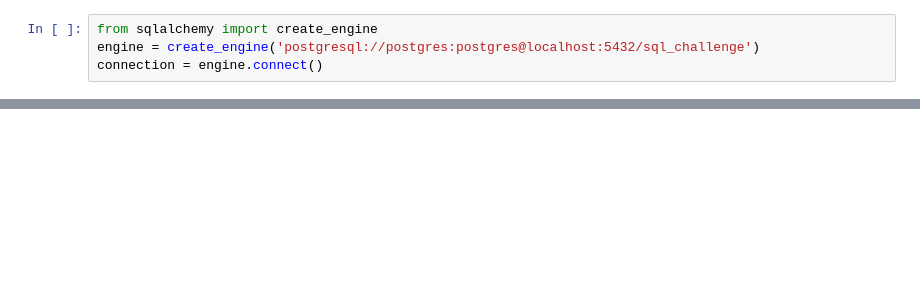
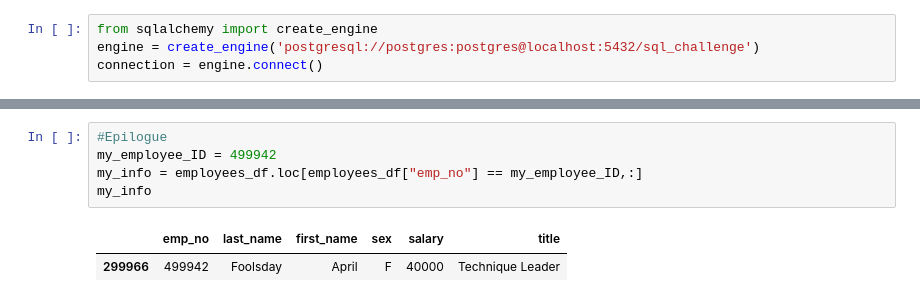
Before and after one commit to RaulMaya/SQL-Departments, a Jupyter notebook: Jupyter_Notebook_SQL_Bonus/SQL_Challenge_Bonus.ipynb, the cells around one changed output, grey strips where cells are left out. Saved outputs shown, nothing was run; the diff lists cells and outputs as text; blank space fills up the shorter version.

```diff
--- a/Jupyter_Notebook_SQL_Bonus/SQL_Challenge_Bonus.ipynb
+++ b/Jupyter_Notebook_SQL_Bonus/SQL_Challenge_Bonus.ipynb
@@ -21,0 +66,8 @@ pd.read_sql('Select * FROM employees',connection)
+# %%
+#Epilogue
+my_employee_ID = 499942
+my_info = employees_df.loc[employees_df["emp_no"] == my_employee_ID,:]
+my_info
+# %% [output]
+|  | emp_no | last_name | first_name | sex | salary | title |
+| 299966 | 499942 | Foolsday | April | F | 40000 | Technique Leader |
```
Also changed, not shown: parts of 7 cells of this notebook, 2 other files.
